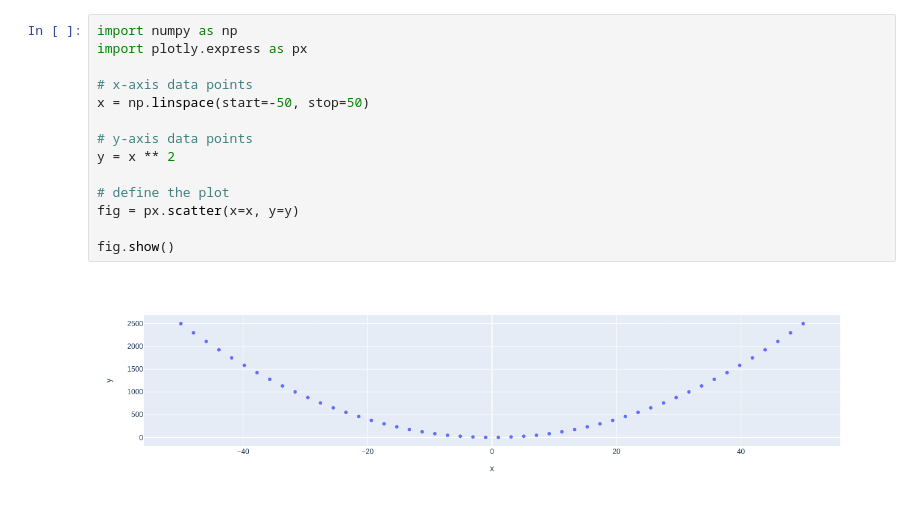
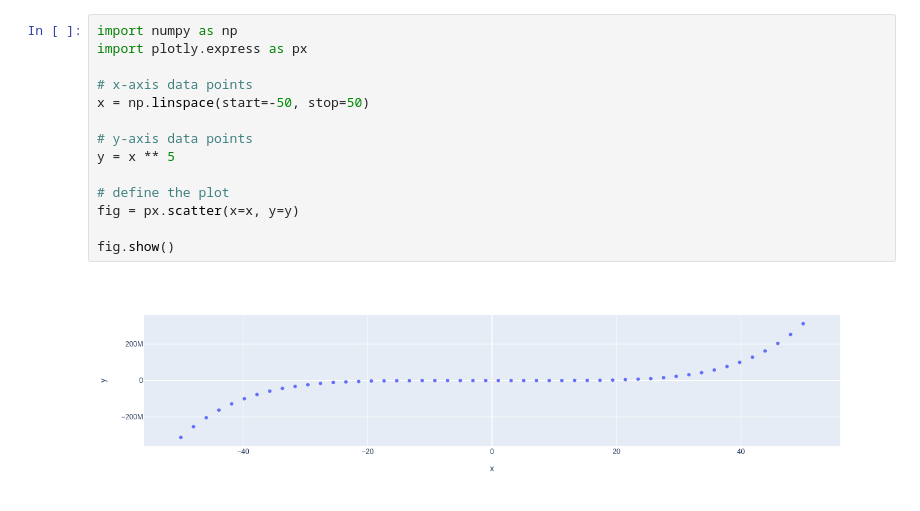
Before and after one commit to debovema/my-notebooks-repo, a Jupyter notebook: experiment1.ipynb, the cells around one changed output. Drawn from its saved outputs; the diff is of its cells as text.

```diff
--- a/experiment1.ipynb
+++ b/experiment1.ipynb
@@ -1,16 +1,16 @@
 # %%
 import numpy as np
 import plotly.express as px
 
 # x-axis data points
 x = np.linspace(start=-50, stop=50)
 
 # y-axis data points
-y = x ** 2
+y = x ** 5
 
 # define the plot
 fig = px.scatter(x=x, y=y)
 
 fig.show()
 # %% [output]
-[figure, old version]
+[figure, new version]
```
